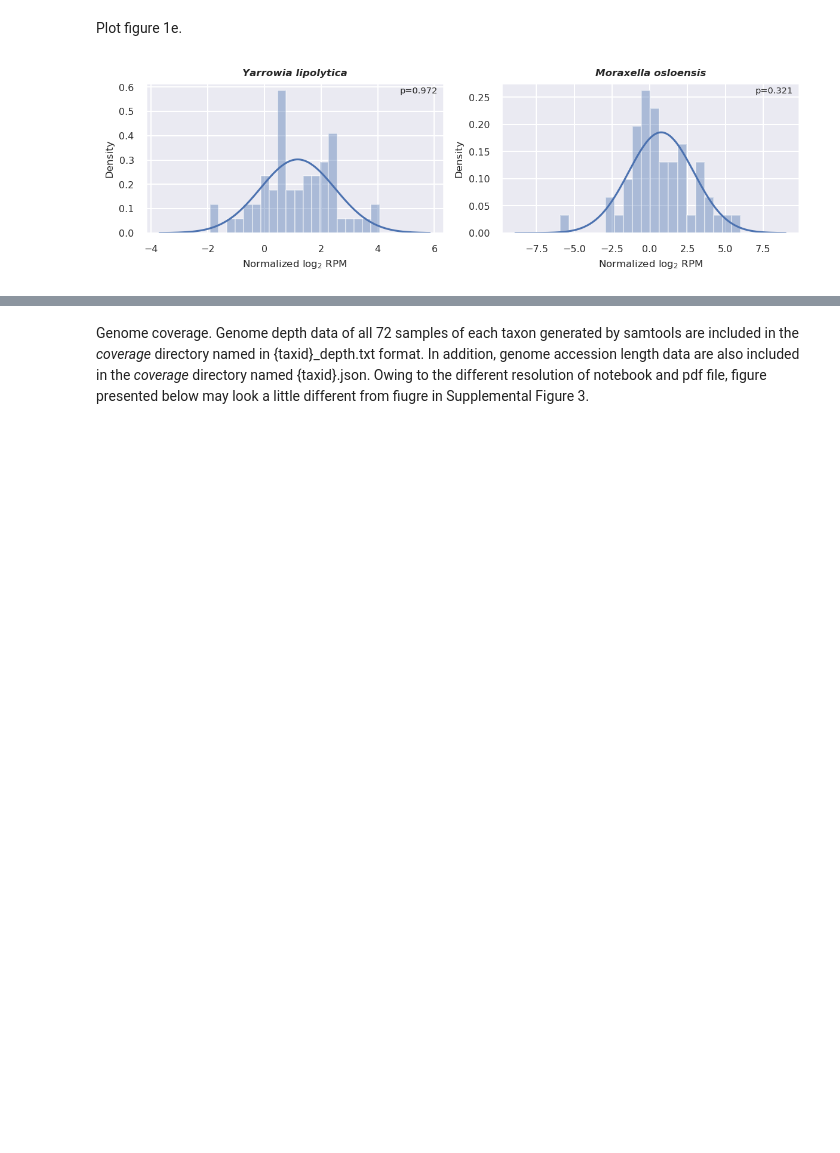
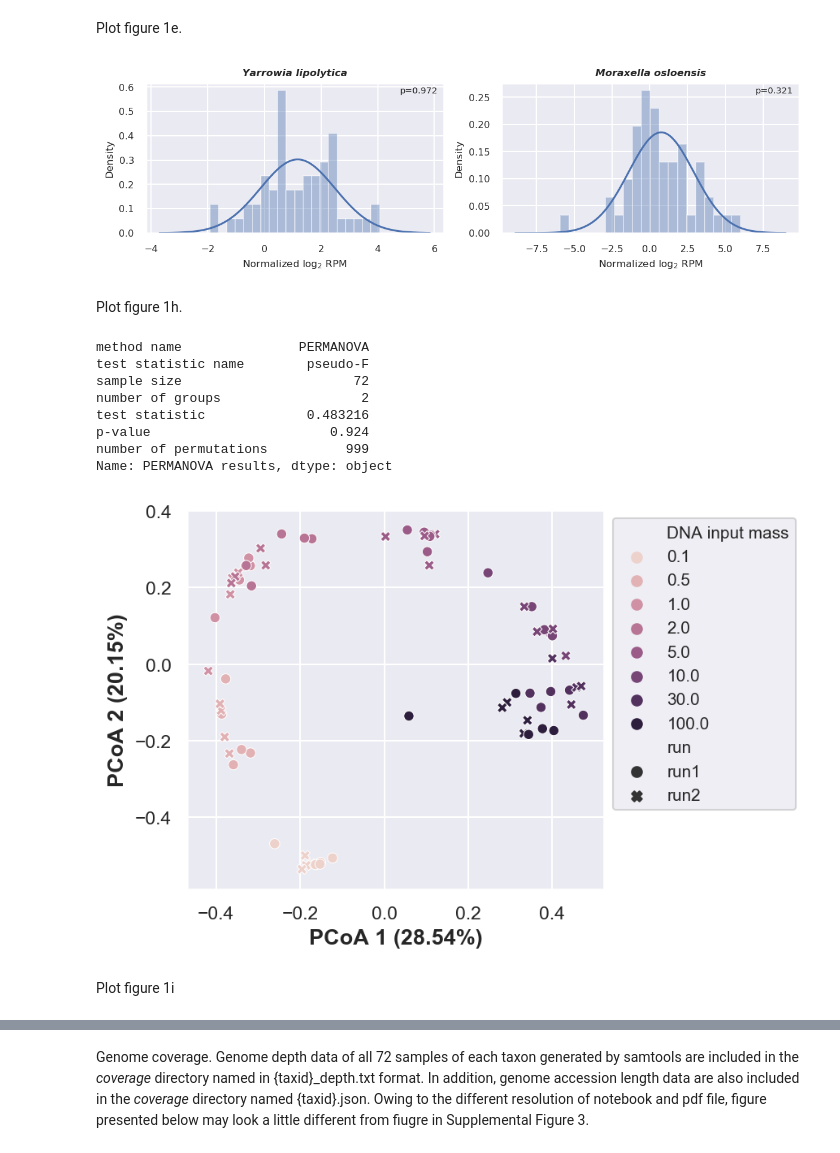
Before and after one commit to bioinfo-matridx/BECLEAN, a Jupyter notebook: BECLEAN/BECLEAN_analysis.ipynb, the cells around one changed output, grey strips where cells are left out. Cells and saved outputs as stored; diff of their text form; code cells hidden in the pictures; blank space fills up the shorter version.

```diff
--- a/BECLEAN/BECLEAN_analysis.ipynb
+++ b/BECLEAN/BECLEAN_analysis.ipynb
@@ -209,3 +212,42 @@ plt.show()
 plt.close()
 # %% [output]
 [figure]
+# %% [markdown]
+Plot figure 1h.
+# %%
+def pcoa_test(data, meta, style='run', style_order=['run1', 'run2']):  # columns: taxid, row: sample
+    seaborn.set()
+    random.seed(0)
+    dist_m = distance.squareform(distance.pdist(data, metric='braycurtis'))
+    dist_matrix = skbio.stats.distance.DistanceMatrix(dist_m, ids=data.index.values)
+    pcoa = skbio.stats.ordination.pcoa(dist_matrix)
+    df = pcoa.samples.copy()
+    df['sample_name'] = df.index.values
+    df = pd.merge(df, meta[['run', 'nucleic_acid_mass', 'sample_name']], on='sample_name', how='left')
+    print(skbio.stats.distance.permanova(dist_matrix, df.run.values))
+    ax = seaborn.scatterplot(data=df, x='PC1', y='PC2', hue='nucleic_acid_mass', style=style,
+                         palette=seaborn.cubehelix_palette(8), style_order=style_order)
+    h,l = ax.get_legend_handles_labels()
+    l[0] = 'DNA input mass'
+    ax.legend(h, l, fontsize='small', bbox_to_anchor=(1, 1))
+    ax.set_xlabel(f'PCoA 1 ({pcoa.proportion_explained[0]*100:.2f}%)', fontsize=13, fontweight='bold')
+    ax.set_ylabel(f'PCoA 2 ({pcoa.proportion_explained[1]*100:.2f}%)', fontsize=13, fontweight='bold')
+    ax.tick_params(axis='both', which='major')
+    plt.tight_layout()
+    plt.show()
+    plt.close()
+# %%
+labA_pcoa_data = pd.read_excel(os.path.join(WORK_DIR, 'training_set', 'labA_pcoa_data.xlsx'), index_col=[0]).T
+pcoa_test(labA_pcoa_data, sample_metadata)
+# %% [output]
+method name               PERMANOVA
+test statistic name        pseudo-F
+sample size                      72
+number of groups                  2
+test statistic             0.483216
+p-value                       0.924
+number of permutations          999
+Name: PERMANOVA results, dtype: object
+[figure, added]
+# %% [markdown]
+Plot figure 1i
```
Also changed, not shown: parts of 13 cells of this notebook, 14 other files.
